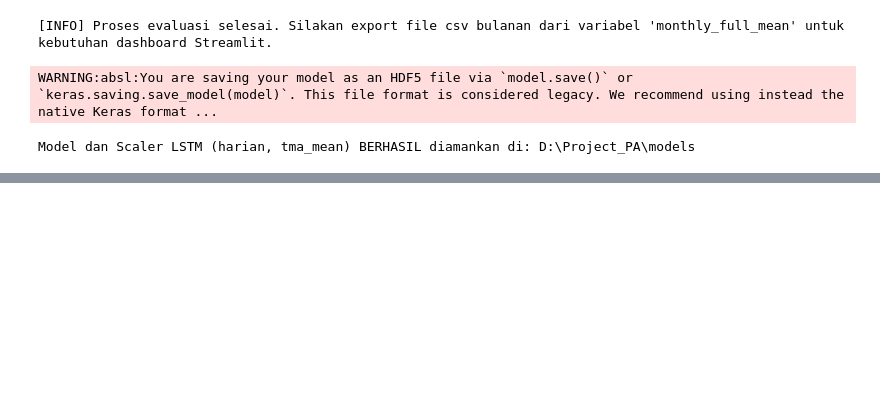
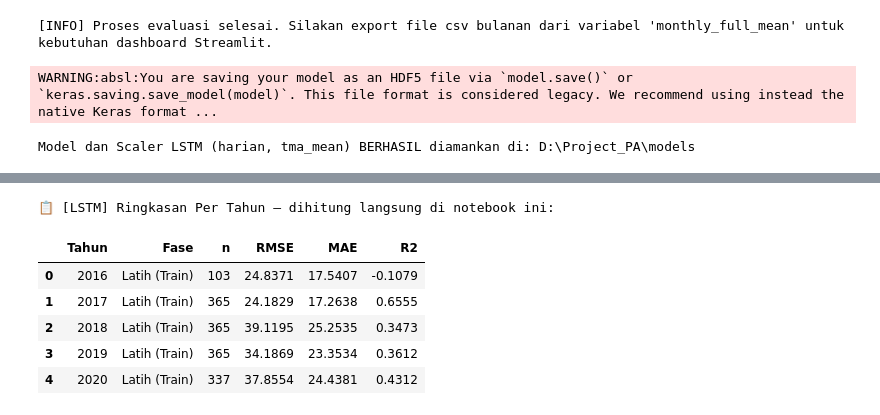
Before and after one commit to AlvinMI/SIPMA_Manggarai, a Jupyter notebook: notebook/Skripsi_PA_TMA_Model_LSTM.ipynb, the cells around one changed output, grey strips where cells are left out. Cells and saved outputs as stored; diff of their text form; code cells hidden in the pictures; blank space fills up the shorter version.

Commit message:
Feature: Sync prediction dates, integrate JSON metrics, and update evaluation

```diff
--- a/notebook/Skripsi_PA_TMA_Model_LSTM.ipynb
+++ b/notebook/Skripsi_PA_TMA_Model_LSTM.ipynb
@@ -616,0 +649,29 @@ Model dan Scaler LSTM (harian, tma_mean) BERHASIL diamankan di: D:\Project_PA\mo
+# %%
+df_verif_lstm = pd.concat([
+    pd.DataFrame({"actual": y_train_cm, "pred": pred_train_cm, "fase": "Latih (Train)"},
+                 index=pd.to_datetime(train_dates)),
+    pd.DataFrame({"actual": y_test_cm, "pred": pred_test_cm, "fase": "Uji (Test)"},
+                 index=pd.to_datetime(test_dates)),
+]).sort_index()
+df_verif_lstm["tahun"] = df_verif_lstm.index.year
+
+rows_lstm = []
+for yr, sub in df_verif_lstm.groupby("tahun"):
+    rmse = np.sqrt(mean_squared_error(sub["actual"], sub["pred"]))
+    mae  = mean_absolute_error(sub["actual"], sub["pred"])
+    r2   = r2_score(sub["actual"], sub["pred"])
+    rows_lstm.append({
+        "Tahun": yr, "Fase": sub["fase"].iloc[0], "n": len(sub),
+        "RMSE": round(rmse, 4), "MAE": round(mae, 4), "R2": round(r2, 4)
+    })
+
+print("📋 [LSTM] Ringkasan Per Tahun — dihitung langsung di notebook ini:\n")
+display(pd.DataFrame(rows_lstm))
+# %% [output]
+📋 [LSTM] Ringkasan Per Tahun — dihitung langsung di notebook ini:
+|  | Tahun | Fase | n | RMSE | MAE | R2 |
+| 0 | 2016 | Latih (Train) | 103 | 24.8371 | 17.5407 | -0.1079 |
+| 1 | 2017 | Latih (Train) | 365 | 24.1829 | 17.2638 | 0.6555 |
+| 2 | 2018 | Latih (Train) | 365 | 39.1195 | 25.2535 | 0.3473 |
+| 3 | 2019 | Latih (Train) | 365 | 34.1869 | 23.3534 | 0.3612 |
+| 4 | 2020 | Latih (Train) | 337 | 37.8554 | 24.4381 | 0.4312 |
```
Also changed, not shown: parts of 14 cells of this notebook, 4 other files.
